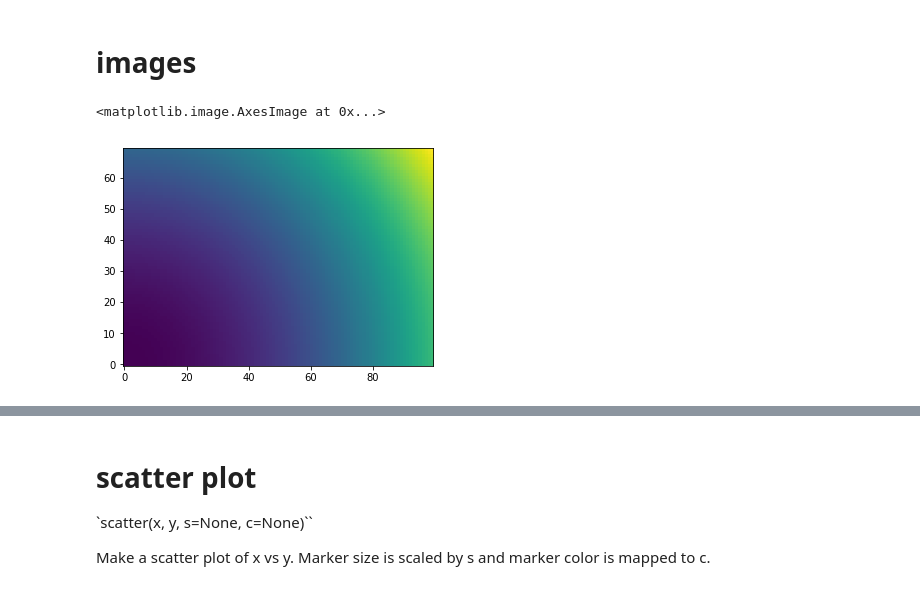
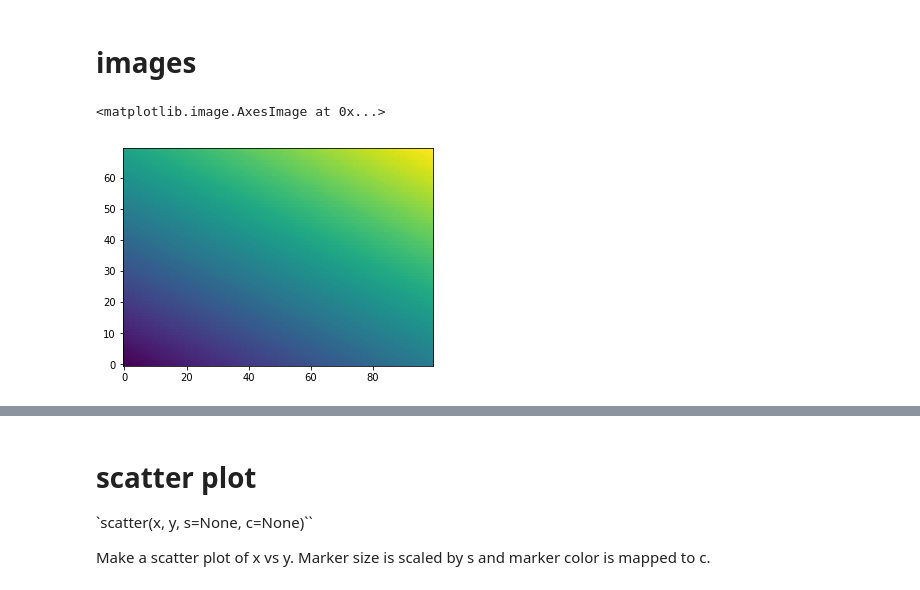
Before and after one commit to marcogullieuszik/astromundus2017_python, a Jupyter notebook: NOTEBOOKS/07_MATPLOTLIB/matplotlib.ipynb, the cells around one changed output, grey strips where cells are left out. Cells and saved outputs as stored; diff of their text form; code cells hidden in the pictures.

```diff
--- a/NOTEBOOKS/07_MATPLOTLIB/matplotlib.ipynb
+++ b/NOTEBOOKS/07_MATPLOTLIB/matplotlib.ipynb
@@ -272,9 +283,10 @@ Text(0,0,'NOTE in figure fraction')
 # %%
 y,x=np.mgrid[0:70,0:100]
 
-z=(x**2+y**2)/1000
+z=(2*x+4*y)
+
 fig,ax=plt.subplots()
 ax.imshow(z,origin='lower')
 # %% [output]
 <matplotlib.image.AxesImage at 0x...>
-[figure, old version]
+[figure, new version]
```
Also changed, not shown: parts of 21 cells of this notebook, 2 other files.
